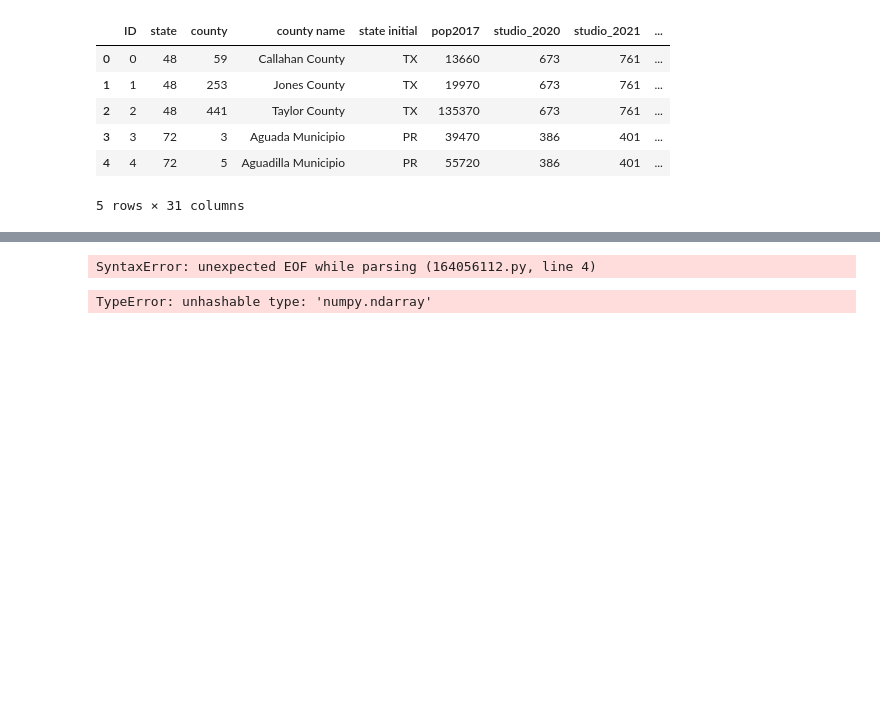
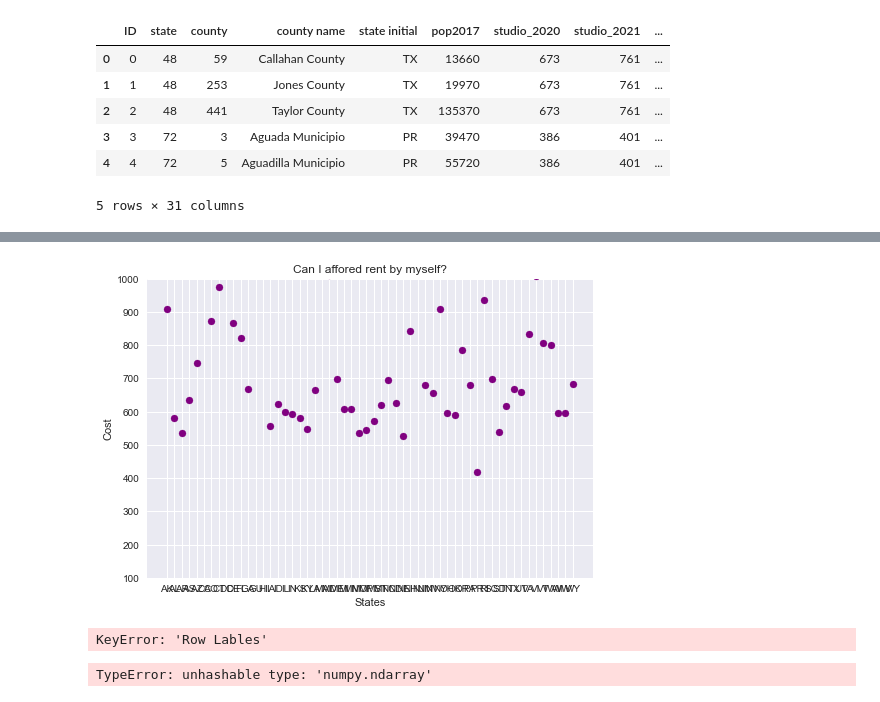
Before and after one commit to Boot-Team-7/project_1_materials, a Jupyter notebook: William/Rent20-22.ipynb, the cells around one changed output, grey strips where cells are left out. Saved outputs shown, nothing was run; the diff lists cells and outputs as text; code cells hidden in the pictures; blank space fills up the shorter version.

```diff
--- a/William/Rent20-22.ipynb
+++ b/William/Rent20-22.ipynb
@@ -34,3 +38,18 @@ roommate_data_df.head()
 | 2 | AR | 535.0 | 574.3 | 723.0 | 954.2 | ... |
 | 3 | AS | 635.0 | 640.0 | 843.0 | 1206.0 | ... |
 | 4 | AZ | 746.5 | 821.6 | 1037.5 | 1433.0 | ... |
+# %%
+
+plt.scatter(roommate_data_df["States"], roommate_data_df["Average of studio_2021"], color = "purple")
+
+plt.xlabel("States")
+plt.ylabel("Cost")
+plt.ylim(bottom = 100, top = 1000)
+#plt.xlim(left = 100, right = 3000)
+plt.title("Can I affored rent by myself?")
+plt.grid(True)
+plt.show()
+
+#need to expand this make it wider
+# %% [output]
+[figure, added]
@@ -38,11 +67,11 @@ roommate_data_df.head()
 x_axis = np.arange(len(roommate_data_df))
 tick_locations = [value for value in x_axis]
 
-plt.xticks(tick_locations, roommate_data_df["Row Lables"]
+plt.xticks(tick_locations(roommate_data_df["Row Lables"]))
 
            #calling on the .cvs
 # %% [output]
-SyntaxError: unexpected EOF while parsing (164056112.py, line 4)
+KeyError: 'Row Lables'
 # %%
 
 
```
Also changed, not shown: parts of 3 cells of this notebook, 2 other files.
